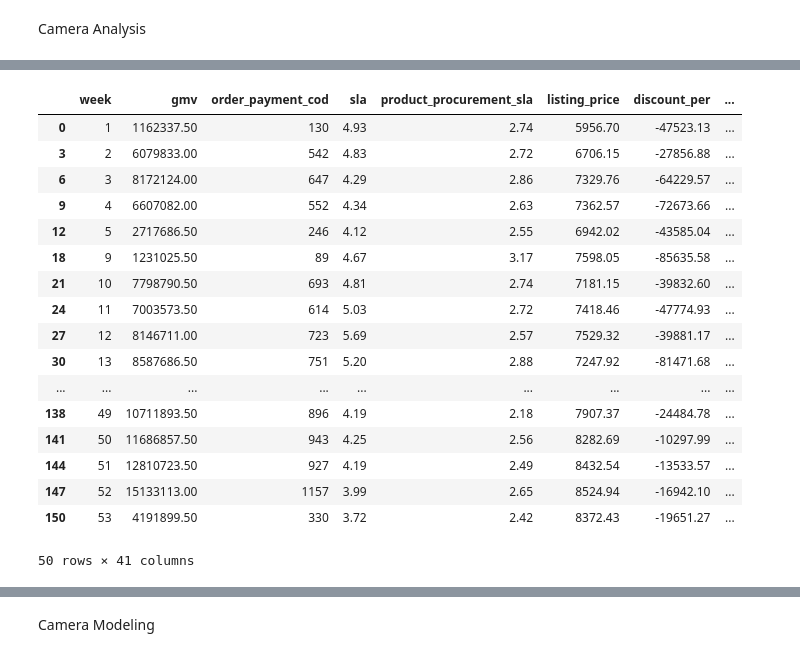
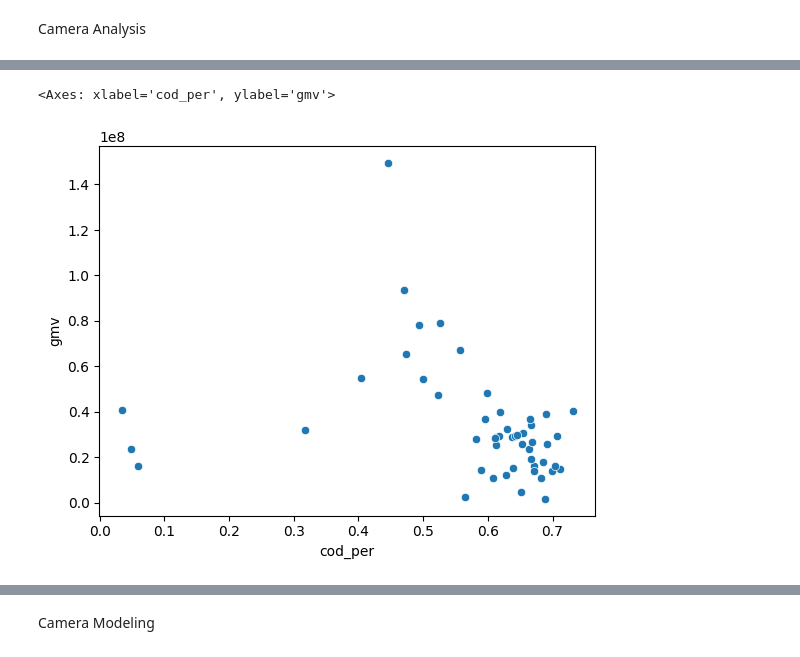
Before and after one commit to PrajsPrabs/UpgradBACaseStudy, a Jupyter notebook: EComm1.ipynb, the cells around one changed output, grey strips where cells are left out. Drawn from its saved outputs; the diff is of its cells as text; code cells hidden in the pictures.

```diff
--- a/EComm1.ipynb
+++ b/EComm1.ipynb
@@ -850,14 +836,0 @@ camera['I4_Discount']=(camera['discount_per']-camera['I4_Discount'])/camera['lis
-# %%
-camera.corr()[camera.corr()>0.95]
-
-## order cnt , gmv and units highly correlated
-## product mrp and listing price highly related
-
-# lets remove the and check
-
-camera.drop(['order_count','units','product_mrp'],1,inplace=True)
-camera.corr()[camera.corr()>0.95]
-# ## temp variables
-camera.drop(['min_temp_c','max_temp_c'],1,inplace=True)
-camera.corr()[camera.corr()>0.95]
-## temp variables
@@ -885,21 +859,7 @@ camera.drop('product_analytic_sub_category',1,inplace=True)
-# %%
-camera
-# %% [output]
-|  | week | gmv | order_payment_cod | sla | product_procurement_sla | listing_price | discount_per | ... |
-| 0 | 1 | 1162337.50 | 130 | 4.93 | 2.74 | 5956.70 | -47523.13 | ... |
-| 3 | 2 | 6079833.00 | 542 | 4.83 | 2.72 | 6706.15 | -27856.88 | ... |
-| 6 | 3 | 8172124.00 | 647 | 4.29 | 2.86 | 7329.76 | -64229.57 | ... |
-| 9 | 4 | 6607082.00 | 552 | 4.34 | 2.63 | 7362.57 | -72673.66 | ... |
-| 12 | 5 | 2717686.50 | 246 | 4.12 | 2.55 | 6942.02 | -43585.04 | ... |
-| 18 | 9 | 1231025.50 | 89 | 4.67 | 3.17 | 7598.05 | -85635.58 | ... |
-| 21 | 10 | 7798790.50 | 693 | 4.81 | 2.74 | 7181.15 | -39832.60 | ... |
-| 24 | 11 | 7003573.50 | 614 | 5.03 | 2.72 | 7418.46 | -47774.93 | ... |
-| 27 | 12 | 8146711.00 | 723 | 5.69 | 2.57 | 7529.32 | -39881.17 | ... |
-| 30 | 13 | 8587686.50 | 751 | 5.20 | 2.88 | 7247.92 | -81471.68 | ... |
-| ... | ... | ... | ... | ... | ... | ... | ... | ... |
-| 138 | 49 | 10711893.50 | 896 | 4.19 | 2.18 | 7907.37 | -24484.78 | ... |
-| 141 | 50 | 11686857.50 | 943 | 4.25 | 2.56 | 8282.69 | -10297.99 | ... |
-| 144 | 51 | 12810723.50 | 927 | 4.19 | 2.49 | 8432.54 | -13533.57 | ... |
-| 147 | 52 | 15133113.00 | 1157 | 3.99 | 2.65 | 8524.94 | -16942.10 | ... |
-| 150 | 53 | 4191899.50 | 330 | 3.72 | 2.42 | 8372.43 | -19651.27 | ... |
-50 rows × 41 columns
+# %%
+sns.scatterplot(y=camera['gmv'],x=camera['cod_per'])
+
+##most of the orders are cod
+# %% [output]
+<Axes: xlabel='cod_per', ylabel='gmv'>
+[figure, added]
```
Also changed, not shown: parts of 49 cells of this notebook.
